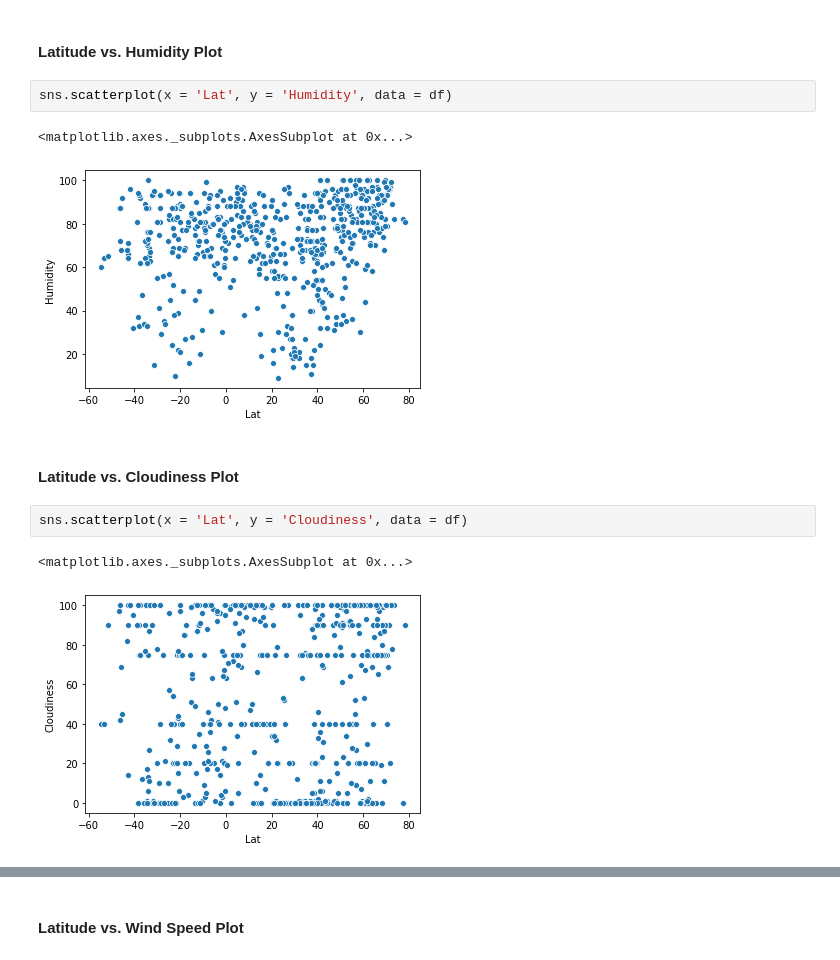
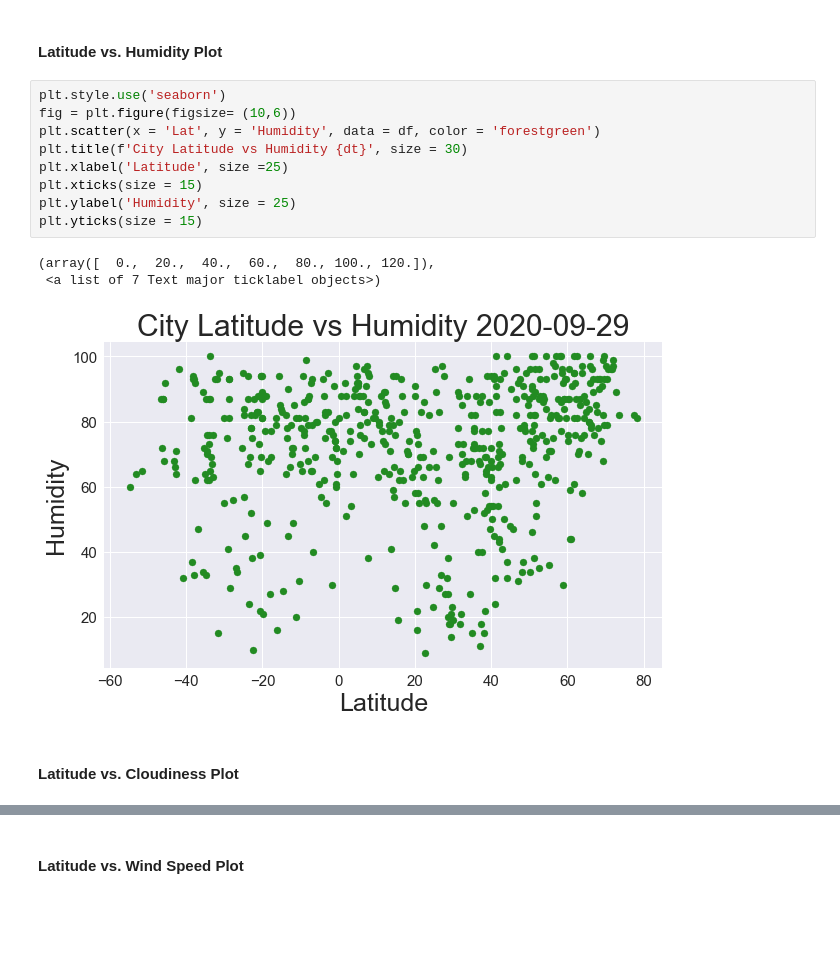
Before and after one commit to ppages01/python_api_weather, a Jupyter notebook: WeatherPy.ipynb, the cells around one changed output, grey strips where cells are left out. Cells and saved outputs as stored; diff of their text form; blank space fills up the shorter version.

```diff
--- a/WeatherPy.ipynb
+++ b/WeatherPy.ipynb
@@ -218,14 +216,17 @@ plt.yticks(size = 15)
 # %% [markdown]
 #### Latitude vs. Humidity Plot
-# %%
-sns.scatterplot(x = 'Lat', y = 'Humidity', data = df)
-# %% [output]
-<matplotlib.axes._subplots.AxesSubplot at 0x...>
-[figure, removed]
+# %%
+plt.style.use('seaborn')
+fig = plt.figure(figsize= (10,6))
+plt.scatter(x = 'Lat', y = 'Humidity', data = df, color = 'forestgreen')
+plt.title(f'City Latitude vs Humidity {dt}', size = 30)
+plt.xlabel('Latitude', size =25)
+plt.xticks(size = 15)
+plt.ylabel('Humidity', size = 25)
+plt.yticks(size = 15)
+# %% [output]
+(array([  0.,  20.,  40.,  60.,  80., 100., 120.]),
+ <a list of 7 Text major ticklabel objects>)
+[figure, added]
 # %% [markdown]
 #### Latitude vs. Cloudiness Plot
-# %%
-sns.scatterplot(x = 'Lat', y = 'Cloudiness', data = df)
-# %% [output]
-<matplotlib.axes._subplots.AxesSubplot at 0x...>
-[figure, removed]
```
Also changed, not shown: parts of 6 cells of this notebook.
